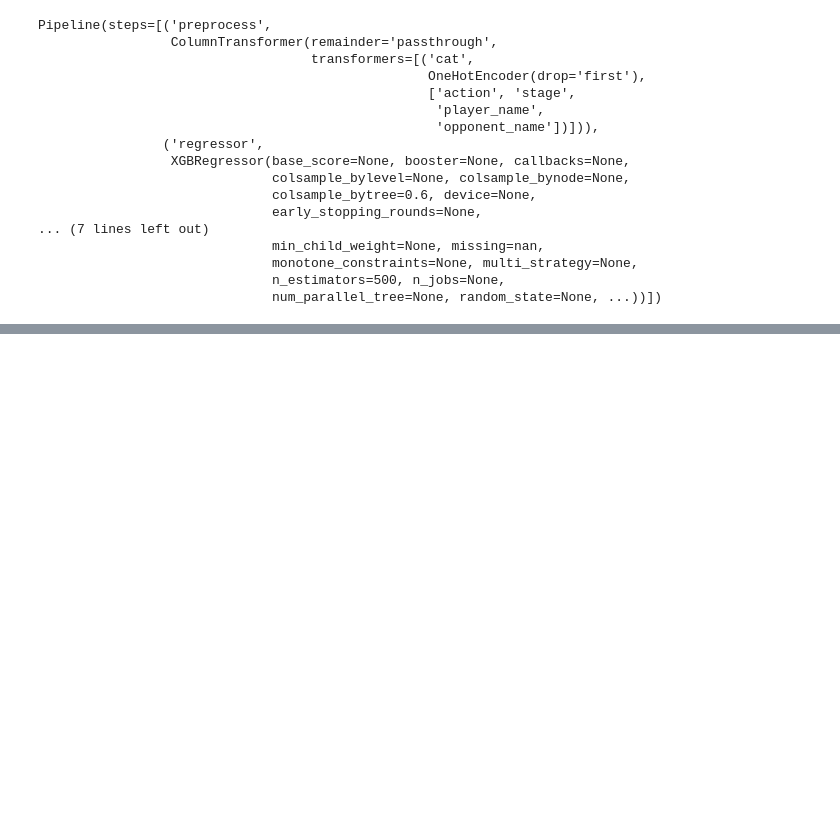
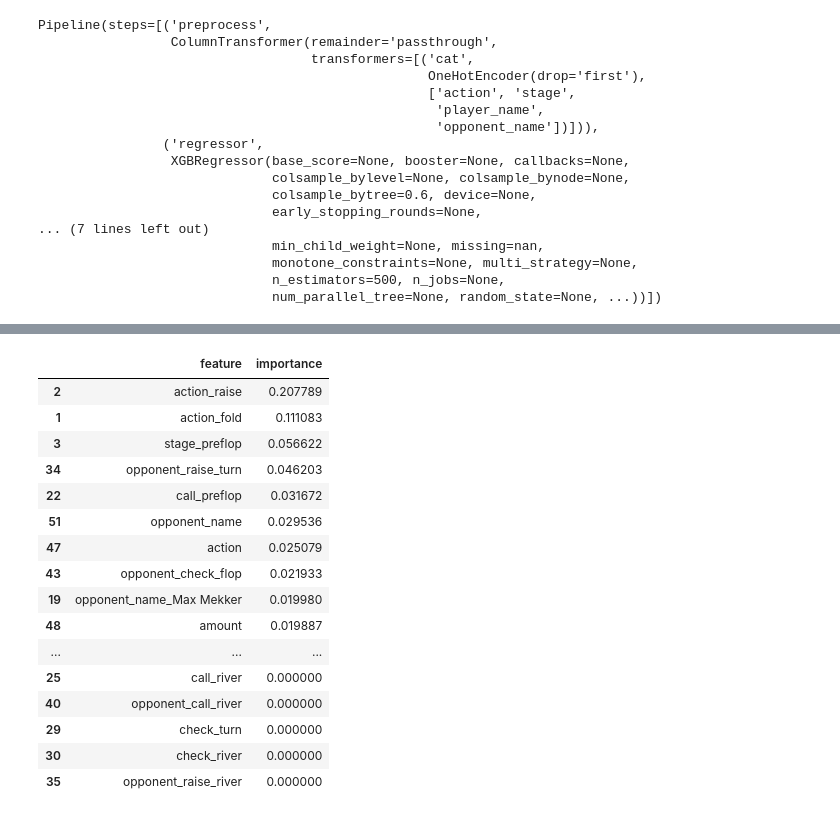
Before and after one commit to tjespe/texas-holdem-ai, a Jupyter notebook: hidden_state_model/notebooks/prob_model.ipynb, the cells around one changed output, grey strips where cells are left out. Saved outputs shown, nothing was run; the diff lists cells and outputs as text; code cells hidden in the pictures; blank space fills up the shorter version.

```diff
--- a/hidden_state_model/notebooks/prob_model.ipynb
+++ b/hidden_state_model/notebooks/prob_model.ipynb
@@ -453,0 +447,32 @@ plt.show()
+# %%
+# Examine feature importance
+# Get the one-hot encoded feature names
+ohe = model.named_steps["preprocess"].named_transformers_["cat"]
+feature_names = ohe.get_feature_names_out(categorical_cols)
+feature_names = np.concatenate([feature_names, X.columns[len(categorical_cols):]])
+
+# Get the feature importances
+importances = model.named_steps["regressor"].feature_importances_
+
+# Sort by importance
+importance_df = pd.DataFrame({"feature": feature_names, "importance": importances})
+importance_df = importance_df.sort_values("importance", ascending=False)
+importance_df
+# %% [output]
+|  | feature | importance |
+| 2 | action_raise | 0.207789 |
+| 1 | action_fold | 0.111083 |
+| 3 | stage_preflop | 0.056622 |
+| 34 | opponent_raise_turn | 0.046203 |
+| 22 | call_preflop | 0.031672 |
+| 51 | opponent_name | 0.029536 |
+| 47 | action | 0.025079 |
+| 43 | opponent_check_flop | 0.021933 |
+| 19 | opponent_name_Max Mekker | 0.019980 |
+| 48 | amount | 0.019887 |
+| ... | ... | ... |
+| 25 | call_river | 0.000000 |
+| 40 | opponent_call_river | 0.000000 |
+| 29 | check_turn | 0.000000 |
+| 30 | check_river | 0.000000 |
+| 35 | opponent_raise_river | 0.000000 |
```
Also changed, not shown: parts of 12 cells of this notebook, 4 other files.
